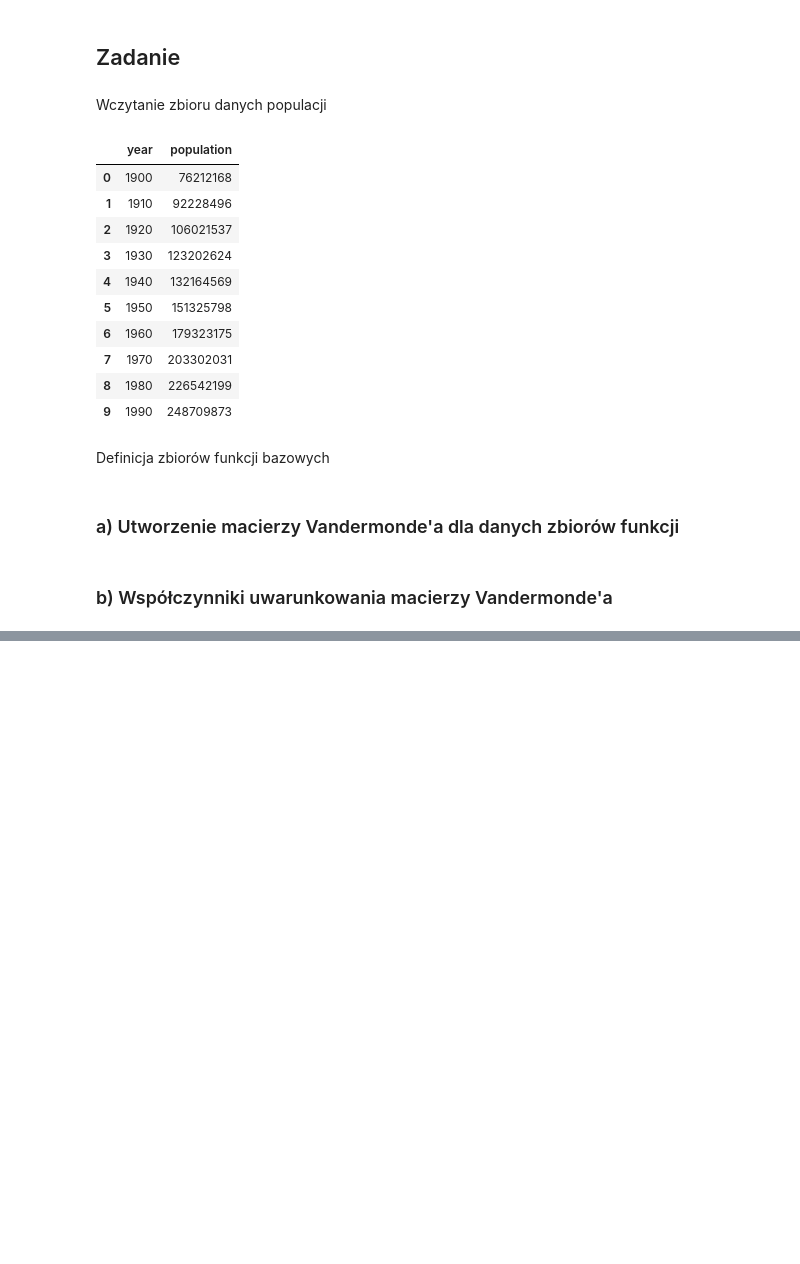
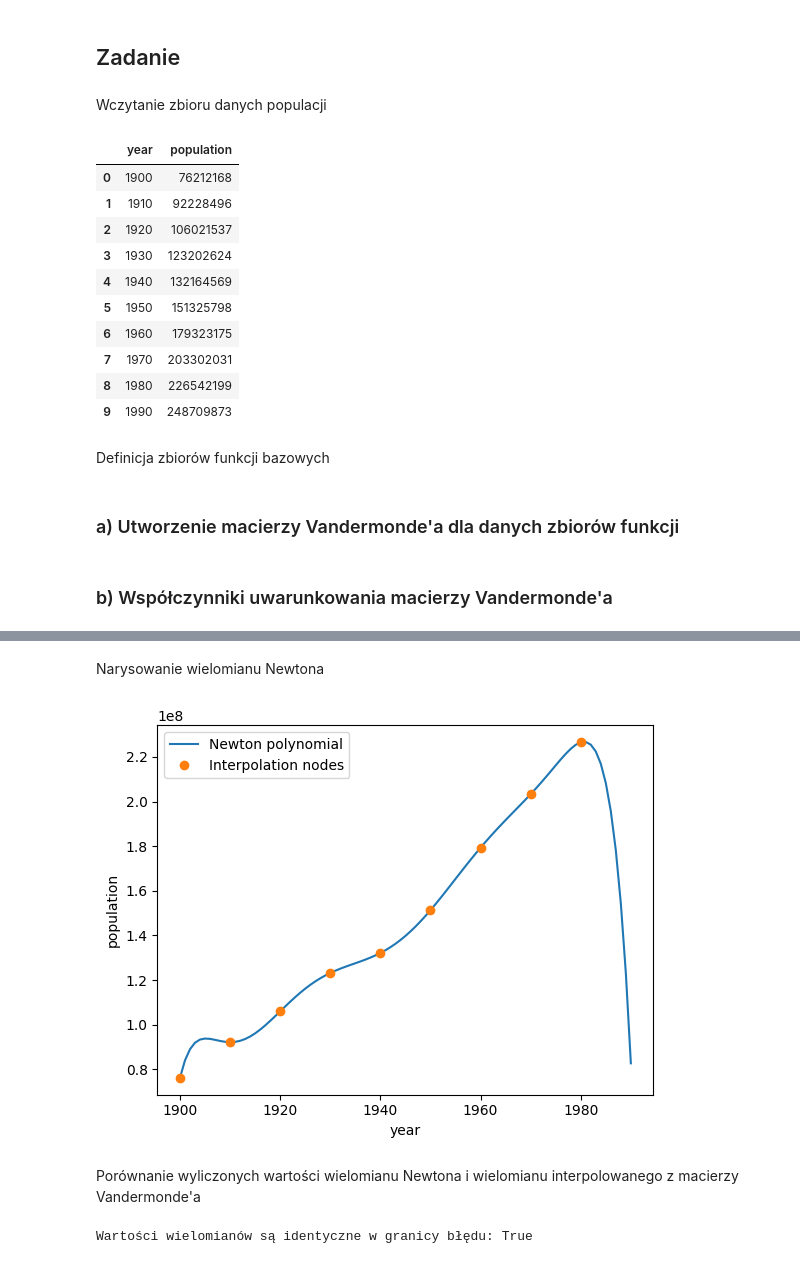
Before and after one commit to Mosder/agh, a Jupyter notebook: sem4/mownit/lab03/zadanie.ipynb, the cells around one changed output, grey strips where cells are left out. Drawn from its saved outputs; the diff is of its cells as text; code cells hidden in the pictures; blank space fills up the shorter version.

```diff
--- a/sem4/mownit/lab03/zadanie.ipynb
+++ b/sem4/mownit/lab03/zadanie.ipynb
@@ -280,0 +191,48 @@ print_confusion_matrix(get_prediction(linear_data_validation, data_training_line
+# %%
+# calculate divided differences for newton polynomial
+def divided_differences(points):
+    div_diffs = np.array(points[:,1], copy=True)
+    n = len(points)
+    for i in range(1, n):
+        div_diffs[i : n] = (div_diffs[i : n] - div_diffs[i - 1]) / (points[:,0][i : n] - points[:,0][i - 1])
+    return div_diffs
+
+# calculate the value of newton polynomial using horner's method (pass divided differences to avoid unnecessert recomputation)
+def newton_horner(points, x, div_diffs):
+    result = 0
+    n = len(points)
+    for i, div_diff in enumerate(reversed(div_diffs)):
+        result = (x - points[:,0][n - i - 1]) * result + div_diff
+    return result
+# %% [markdown]
+Narysowanie wielomianu Newtona
+# %%
+# define x and y values
+points = np.float64(population_data[population_data['year'] <= 1980].values)
+div_diffs = divided_differences(points)
+ys_newton = [newton_horner(points, x, div_diffs) for x in xs]
+
+# add plot of interpolated polynomial and points
+plt.plot(xs, ys_newton, label="Newton polynomial")
+plt.plot(
+    population_data[population_data['year'] <= 1980]['year'],
+    population_data[population_data['year'] <= 1980]['population'],
+    marker='o',
+    linestyle='',
+    label="Interpolation nodes"
+)
+# add axes labels
+plt.xlabel("year")
+plt.ylabel("population")
+# show with legend
+plt.legend()
+plt.show()
+# %% [output]
+[figure, added]
+# %% [markdown]
+Porównanie wyliczonych wartości wielomianu Newtona i wielomianu interpolowanego z macierzy Vandermonde'a
+# %%
+# compare calculated values of polynomial
+print(f"Wartości wielomianów są identyczne w granicy błędu: {np.allclose(ys_vandermonde, ys_newton)}")
+# %% [output]
+Wartości wielomianów są identyczne w granicy błędu: True
```
Also changed, not shown: parts of 77 cells of this notebook, 1 other file.
